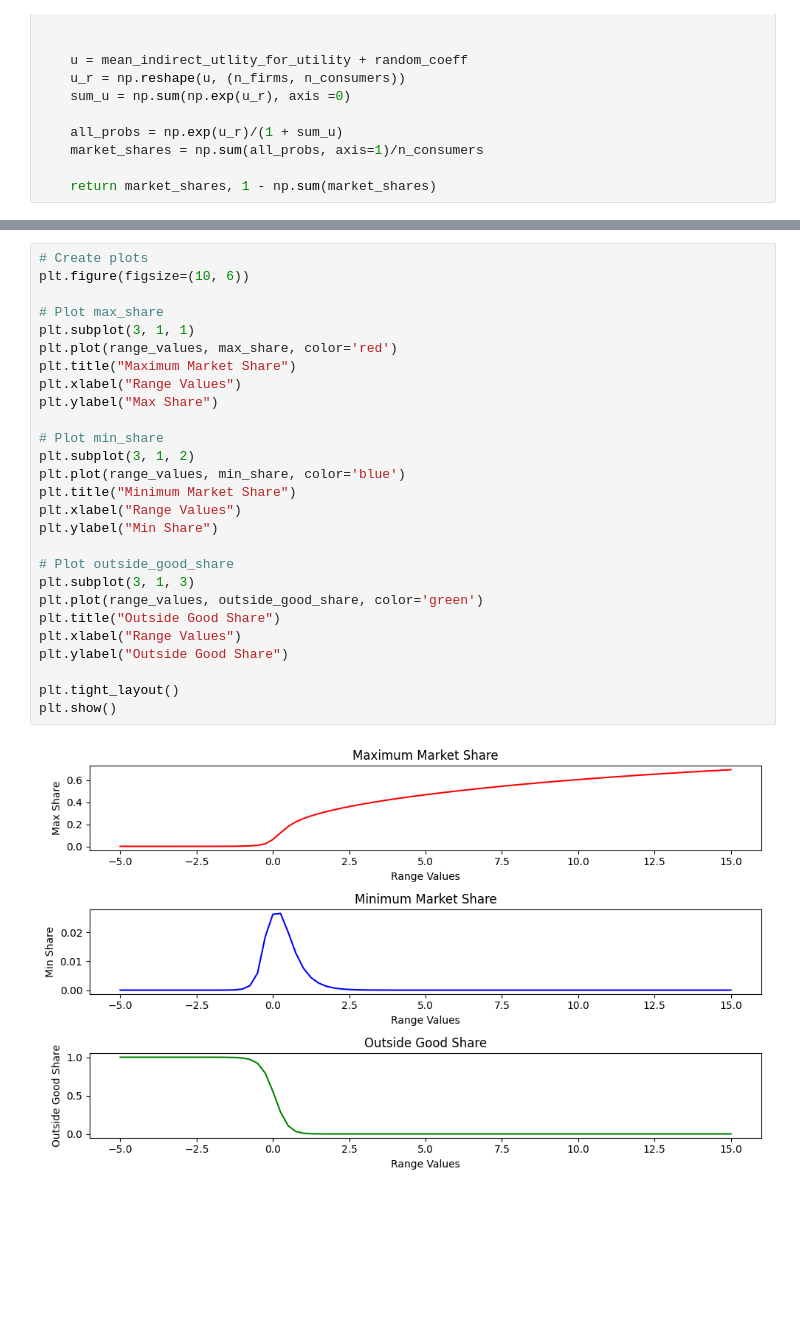
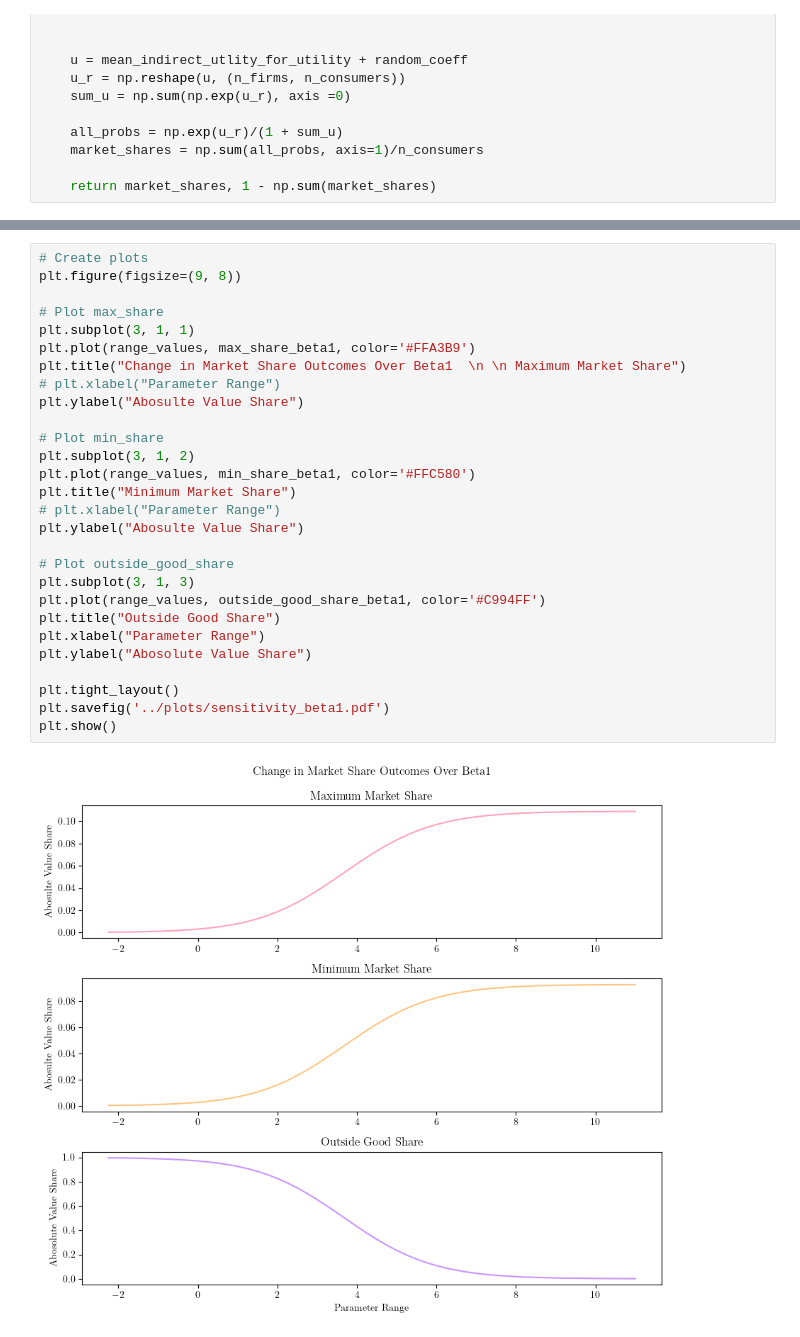
Before and after one commit to anuscabc/markdown_estimation, a Jupyter notebook: integrated_market_model/share_check.ipynb, the cells around one changed output, grey strips where cells are left out. Saved outputs shown, nothing was run; the diff lists cells and outputs as text; blank space fills up the shorter version.

Commit message:
some changes in the graphs

```diff
--- a/integrated_market_model/share_check.ipynb
+++ b/integrated_market_model/share_check.ipynb
@@ -95,29 +101,30 @@ print(outside_good_share)
 # %%
 # Create plots
-plt.figure(figsize=(10, 6))
+plt.figure(figsize=(9, 8))
 
 # Plot max_share
 plt.subplot(3, 1, 1)
-plt.plot(range_values, max_share, color='red')
-plt.title("Maximum Market Share")
-plt.xlabel("Range Values")
-plt.ylabel("Max Share")
+plt.plot(range_values, max_share_beta1, color='#FFA3B9')
+plt.title("Change in Market Share Outcomes Over Beta1  \n \n Maximum Market Share")
+# plt.xlabel("Parameter Range")
+plt.ylabel("Abosulte Value Share")
 
 # Plot min_share
 plt.subplot(3, 1, 2)
-plt.plot(range_values, min_share, color='blue')
+plt.plot(range_values, min_share_beta1, color='#FFC580')
 plt.title("Minimum Market Share")
-plt.xlabel("Range Values")
-plt.ylabel("Min Share")
+# plt.xlabel("Parameter Range")
+plt.ylabel("Abosulte Value Share")
 
 # Plot outside_good_share
 plt.subplot(3, 1, 3)
-plt.plot(range_values, outside_good_share, color='green')
+plt.plot(range_values, outside_good_share_beta1, color='#C994FF')
 plt.title("Outside Good Share")
-plt.xlabel("Range Values")
-plt.ylabel("Outside Good Share")
+plt.xlabel("Parameter Range")
+plt.ylabel("Abosolute Value Share")
 
 plt.tight_layout()
+plt.savefig('../plots/sensitivity_beta1.pdf')
 plt.show()
 # %% [output]
-[figure, old version]
+[figure, new version]
```
Also changed, not shown: parts of 4 cells of this notebook, 15 other files.
